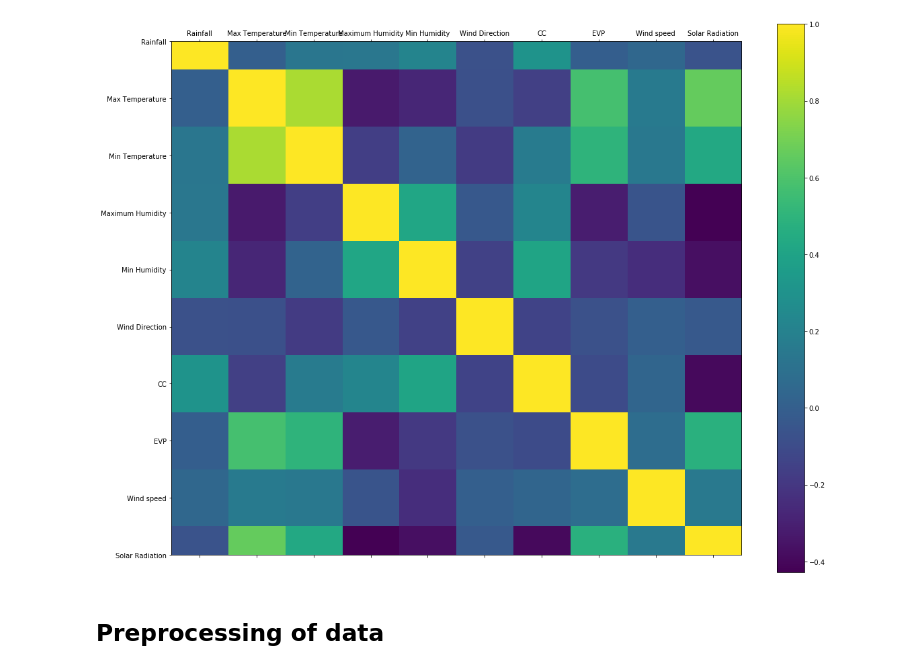
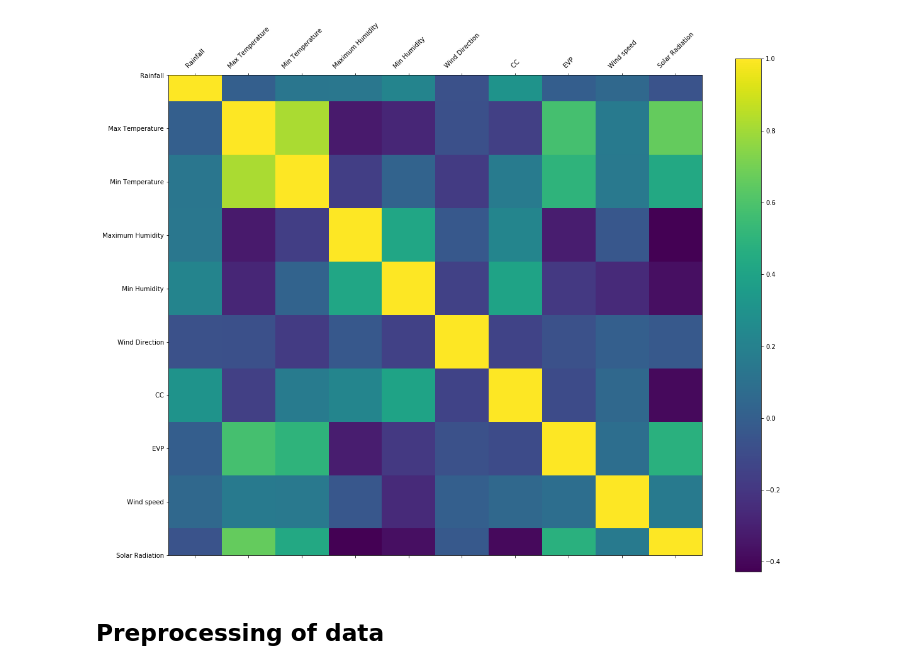
Before and after one commit to CfIRaE/wind_prediction, a Jupyter notebook: main.ipynb, the cells around one changed output. Cells and saved outputs as stored; diff of their text form; code cells hidden in the pictures.

```diff
--- a/main.ipynb
+++ b/main.ipynb
@@ -13,3 +13,10 @@ from models.Regressor import getmodel, myCallbacks
 # %%
 file_loc = os.path.join(DATAFOLDER, "main.csv")
 df = pd.read_csv(file_loc)
+# %%
+outlier = []
+for counter, i in enumerate(df['Wind speed']):
+    if i > 10.0:
+        outlier.append(counter)
+print(outlier)
+df = df.drop(outlier,axis=0)
@@ -43,15 +47,15 @@ df.corr()
 # %%
 f = plt.figure(figsize=(19, 15))
 ax = f.add_subplot(111)
 cax = ax.matshow(df.corr(), interpolation='nearest')
 f.colorbar(cax)
 ax.set_xticks(range(0,10))
 ax.set_yticks(range(0,10))
-ax.set_xticklabels(df.corr().columns)
-ax.set_yticklabels(df.corr().columns)
+ax.set_xticklabels(" " + df.corr().columns, rotation=45)
+ax.set_yticklabels(" " + df.corr().columns)
 plt.show()
 # %% [output]
-[figure, old version]
+[figure, new version]
 # %% [markdown]
 ## Preprocessing of data
 # %%
```
Also changed, not shown: parts of 11 cells of this notebook, 4 other files.
